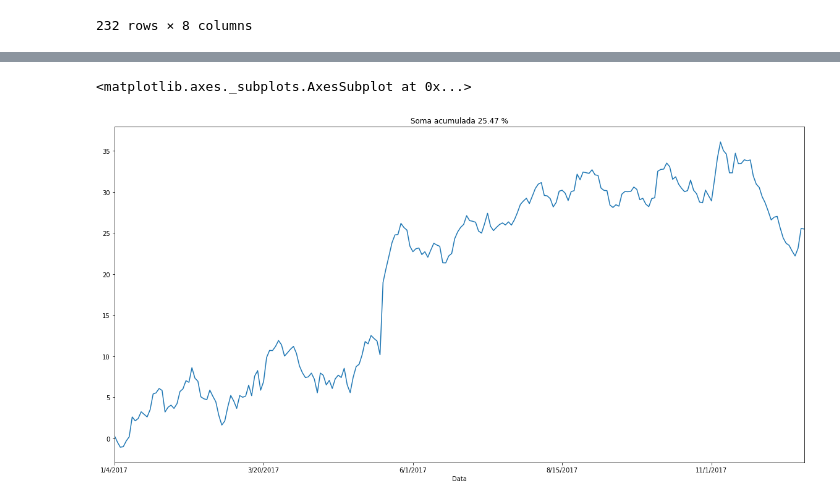
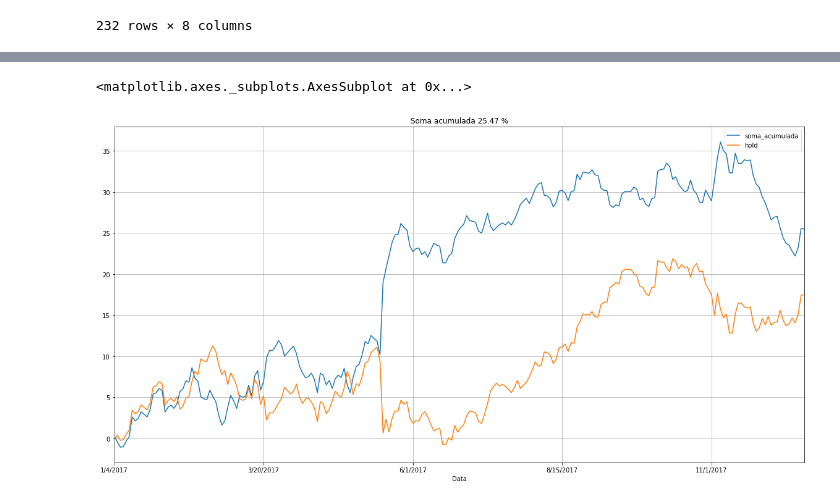
Before and after one commit to leanderdulac/finance, a Jupyter notebook: regressão_linear.ipynb, the cells around one changed output, grey strips where cells are left out. Drawn from its saved outputs; the diff is of its cells as text; code cells hidden in the pictures.

```diff
--- a/regressão_linear.ipynb
+++ b/regressão_linear.ipynb
@@ -102,3 +102,6 @@ df
 | 12/21/2017 | 2.407077 | 0.660502 | 3.508772 | 0.945239 | 0.063332 | True | 2.407077 | 25.546833 |
 | 12/22/2017 | 0.071873 | 4.068241 | -4.999991 | 2.407077 | -0.088349 | False | -0.071873 | 25.474960 |
 232 rows × 8 columns
+# %%
+df['hold'] = df['Return'].cumsum()
+df
@@ -105,5 +123,5 @@ df
 # %%
-df["soma_acumulada"].plot(figsize=(20, 10), title=f'Soma acumulada {df["soma_acumulada"].values[-1]:.2f} %')
+df[["soma_acumulada", "hold"]].plot(figsize=(20, 10), title=f'Soma acumulada {df["soma_acumulada"].values[-1]:.2f} %', grid=True)
 # %% [output]
 <matplotlib.axes._subplots.AxesSubplot at 0x...>
-[figure, old version]
+[figure, new version]
```
Also changed, not shown: parts of 1 cell of this notebook.
